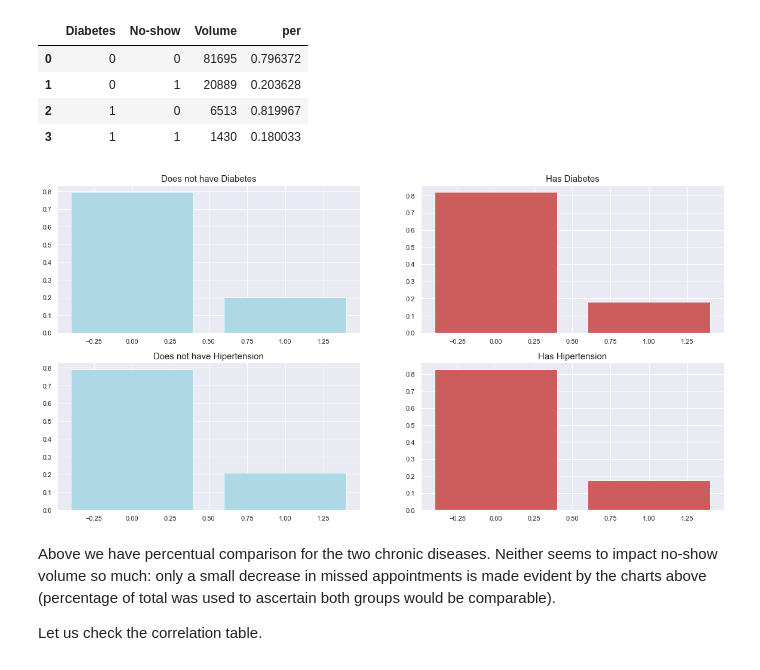
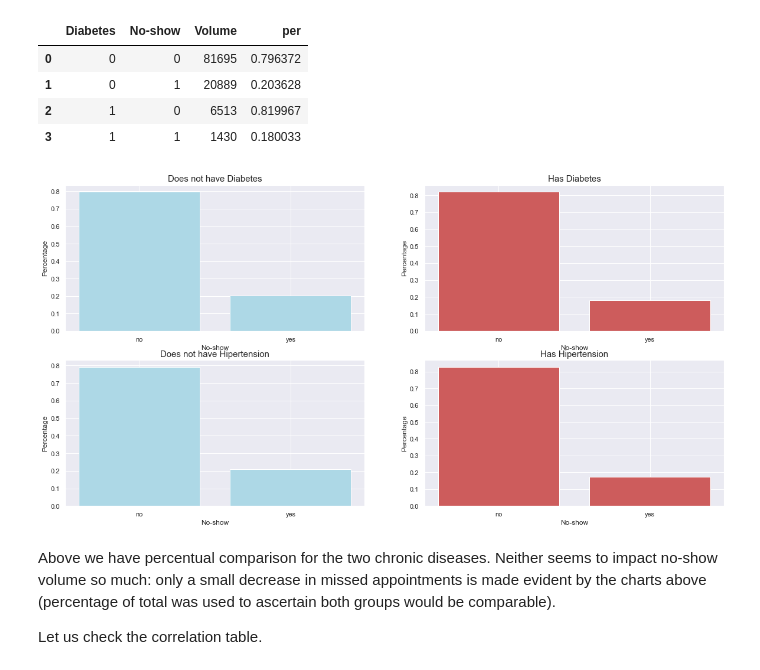
Before and after one commit to Yamamuen/da2, a Jupyter notebook: Project_2.ipynb, the cells around one changed output. Cells and saved outputs as stored; diff of their text form; code cells hidden in the pictures.

```diff
--- a/Project_2.ipynb
+++ b/Project_2.ipynb
@@ -443,22 +467,34 @@ diabetes
 # %%
 # Diabetes:
 plt.figure(figsize=(20,10))
 plt.subplot(221)
 plt.bar(x = diabetes[diabetes['Diabetes']==0]['No-show'], height = diabetes[diabetes['Diabetes']==0]['per'], color = 'lightblue')
 plt.title('Does not have Diabetes',fontsize=15)
+plt.xticks([1,0],['yes','no'])
+plt.xlabel('No-show')
+plt.ylabel('Percentage');
 plt.subplot(222)
 plt.bar(x = diabetes[diabetes['Diabetes']==1]['No-show'], height = diabetes[diabetes['Diabetes']==1]['per'], color = 'indianred')
 plt.title('Has Diabetes',fontsize=15);
+plt.xticks([1,0],['yes','no'])
+plt.xlabel('No-show')
+plt.ylabel('Percentage');
 
 # Hipertension:
 plt.subplot(223)
 plt.bar(x = hipertension[hipertension['Hipertension']==0]['No-show'], height = hipertension[hipertension['Hipertension']==0]['per'], color = 'lightblue')
 plt.title('Does not have Hipertension',fontsize=15)
+plt.xticks([1,0],['yes','no'])
+plt.xlabel('No-show')
+plt.ylabel('Percentage');
 plt.subplot(224)
 plt.bar(x = hipertension[hipertension['Hipertension']==1]['No-show'], height = hipertension[hipertension['Hipertension']==1]['per'], color = 'indianred')
 plt.title('Has Hipertension',fontsize=15);
+plt.xticks([1,0],['yes','no'])
+plt.xlabel('No-show')
+plt.ylabel('Percentage');
 # %% [output]
-[figure, old version]
+[figure, new version]
 # %% [markdown]
 Above we have percentual comparison for the two chronic diseases. Neither seems to impact no-show volume so much: only a small decrease in missed appointments is made evident by the charts above (percentage of total was used to ascertain both groups would be comparable).
 
```
Also changed, not shown: parts of 12 cells of this notebook.
